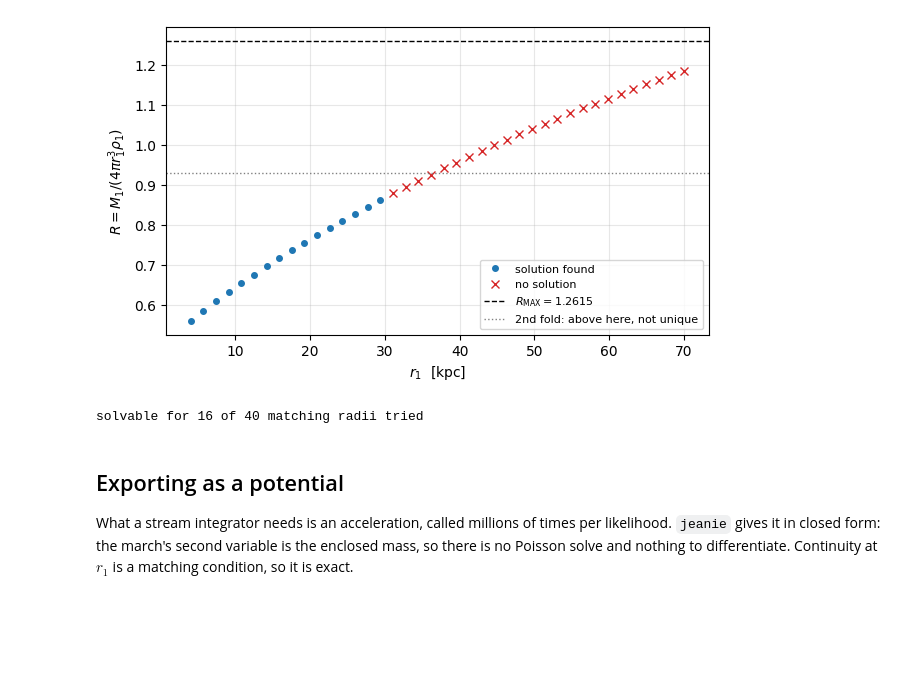
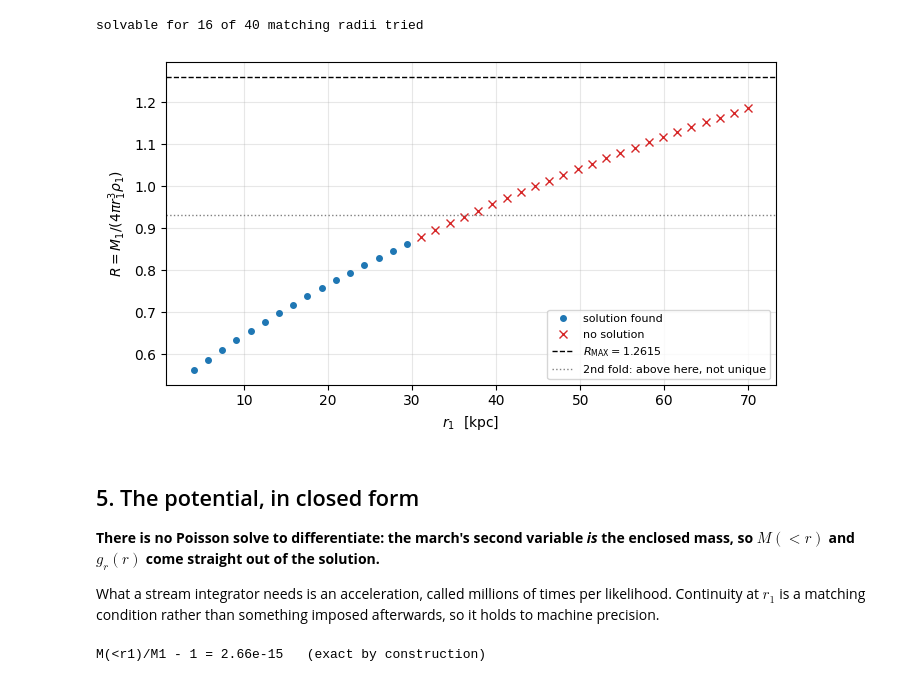
Before and after one commit to sgpfaff/jeans, a Jupyter notebook: examples/jeanie_differentiable.ipynb, the cells around one changed output. Drawn from its saved outputs; the diff is of its cells as text; code cells hidden in the pictures; blank space fills up the shorter version.

```diff
--- a/examples/jeanie_differentiable.ipynb
+++ b/examples/jeanie_differentiable.ipynb
@@ -113,41 +197,64 @@ non-existence rather than returning something plausible.
 # %%
 from jeanie import universal
 from jeanie.outer import boundary_data
-import jeans
 from jeans.classes import CDM_profile
 
 Md, a_d, b_d = 6e10, 3.0, 0.28
+
+
 def Phi_b(r, th):
-    return -GN * Md / np.sqrt(
-        r ** 2 * np.sin(th) ** 2
-        + (a_d + np.sqrt(b_d ** 2 + r ** 2 * np.cos(th) ** 2)) ** 2)
+    R2 = r ** 2 * np.sin(th) ** 2
+    zb = a_d + np.sqrt(b_d ** 2 + r ** 2 * np.cos(th) ** 2)
+    return -GN * Md / np.sqrt(R2 + zb ** 2)
+
 
 halo = CDM_profile(1e12, 10.0, q0=1.0, Phi_b=Phi_b)
+
 r1s = np.linspace(4.0, 70.0, 40)
-Rs, ok = [], []
+ratio, solved = [], []
 for x in r1s:
     rho1, M1, _ = boundary_data(halo, float(x), L_list=(0,))
-    Rs.append(universal.matching_ratio_of(float(x), rho1, M1))
-    ok.append(solve_spherical(float(x), rho1, M1, Phi_b=Phi_b).success)
-Rs, ok = np.array(Rs), np.array(ok)
-
-plt.figure(figsize=(7, 4))
-plt.plot(r1s[ok], Rs[ok], 'o', ms=4, c='C0', label='solution found')
-plt.plot(r1s[~ok], Rs[~ok], 'x', ms=6, c='C3', label='no solution')
-plt.axhline(universal.R_MAX, ls='--', c='k', lw=1,
-            label=r'$R_{\rm MAX}=1.2615$')
-plt.axhline(0.932, ls=':', c='grey', lw=1, label='2nd fold: above here, not unique')
-plt.xlabel(r'$r_1$  [kpc]'); plt.ylabel(r'$R = M_1/(4\pi r_1^3\rho_1)$')
-plt.legend(fontsize=8); plt.grid(alpha=0.3); plt.show()
-print(f"solvable for {ok.sum()} of {len(ok)} matching radii tried")
+    ratio.append(universal.matching_ratio_of(float(x), rho1, M1))
+    solved.append(solve_spherical(float(x), rho1, M1, Phi_b=Phi_b).success)
+ratio, solved = np.array(ratio), np.array(solved)
-# %% [output]
-[figure, removed]
-solvable for 16 of 40 matching radii tried
-# %% [markdown]
-## Exporting as a potential
-
-What a stream integrator needs is an acceleration, called millions of times per
-likelihood. `jeanie` gives it in closed form: the march's second variable is the
-enclosed mass, so there is no Poisson solve and nothing to differentiate.
-Continuity at $r_1$ is a matching condition, so it is exact.
+# %%
+fig, ax = plt.subplots(figsize=(7, 4))
+ax.plot(r1s[solved], ratio[solved], "o", ms=4, c="C0", label="solution found")
+ax.plot(r1s[~solved], ratio[~solved], "x", ms=6, c="C3", label="no solution")
+ax.axhline(universal.R_MAX, ls="--", c="k", lw=1,
+           label=r"$R_{\rm MAX} = 1.2615$")
+ax.axhline(0.932, ls=":", c="grey", lw=1,
+           label="2nd fold: above here, not unique")
+ax.set(xlabel=r"$r_1$  [kpc]",
+       ylabel=r"$R = M_1 / (4\pi r_1^3 \rho_1)$")
+ax.legend(fontsize=8)
+ax.grid(alpha=0.3)
+fig.tight_layout()
+
+print(f"solvable for {solved.sum()} of {len(solved)} matching radii tried")
+# %% [output]
+solvable for 16 of 40 matching radii tried
+[figure, added]
+# %% [markdown]
+## 5. The potential, in closed form
+
+**There is no Poisson solve to differentiate: the march's second variable *is*
+the enclosed mass, so $M(<r)$ and $g_r(r)$ come straight out of the
+solution.**
+
+What a stream integrator needs is an acceleration, called millions of times per
+likelihood. Continuity at $r_1$ is a matching condition rather than something
+imposed afterwards, so it holds to machine precision.
+# %%
+from jeanie import jaxprofile as JP
+
+M = JP.mass_fn(p)
+g = JP.radial_acceleration_fn(p)
+rho = JP.density_fn(p)
+
+r1v = float(p[2])
+M1 = float(nfw_boundary(float(p[0]), float(p[1]), r1v)[1])
+print(f"M(<r1)/M1 - 1 = {abs(float(M(r1v)) / M1 - 1):.2e}   (exact by construction)")
+# %% [output]
+M(<r1)/M1 - 1 = 2.66e-15   (exact by construction)
 # %%
```
Also changed, not shown: parts of 17 cells of this notebook, 3 other files.
